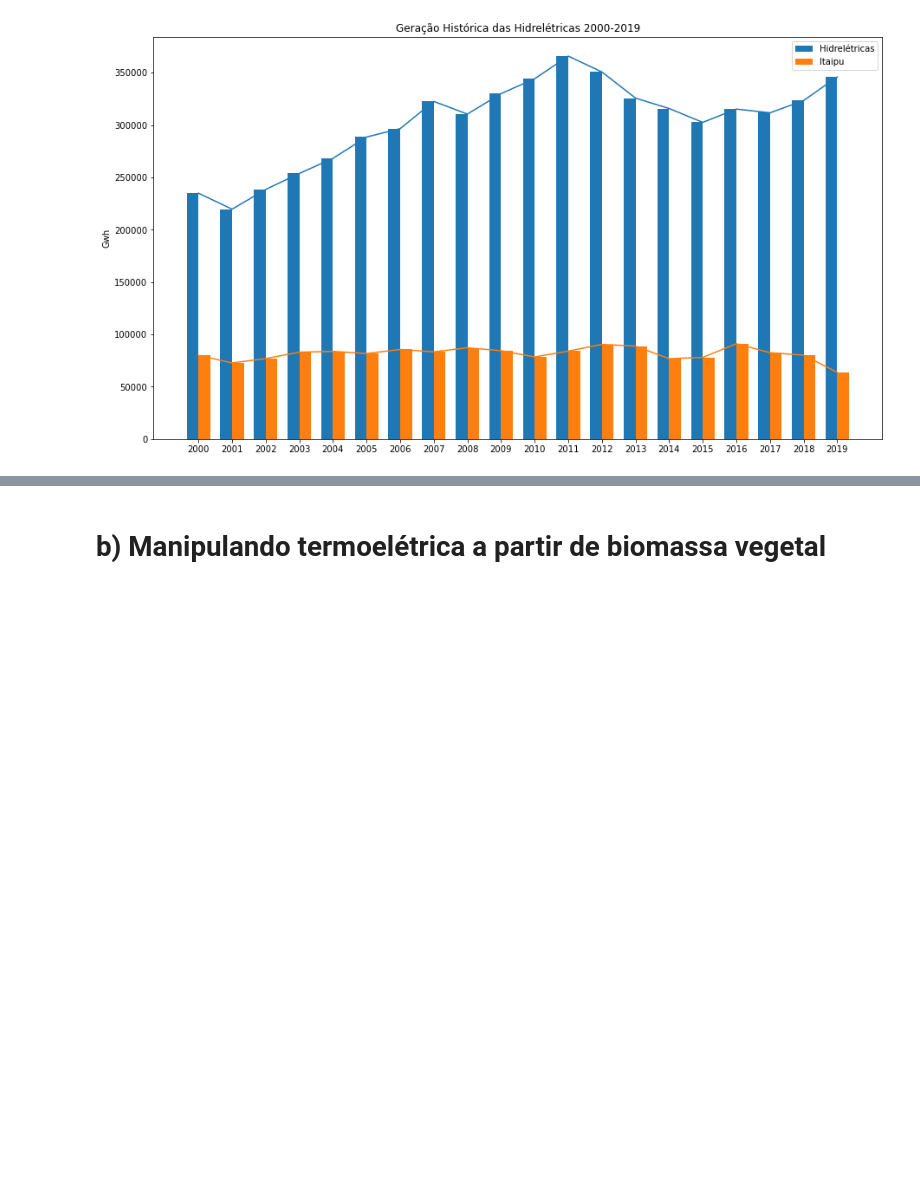
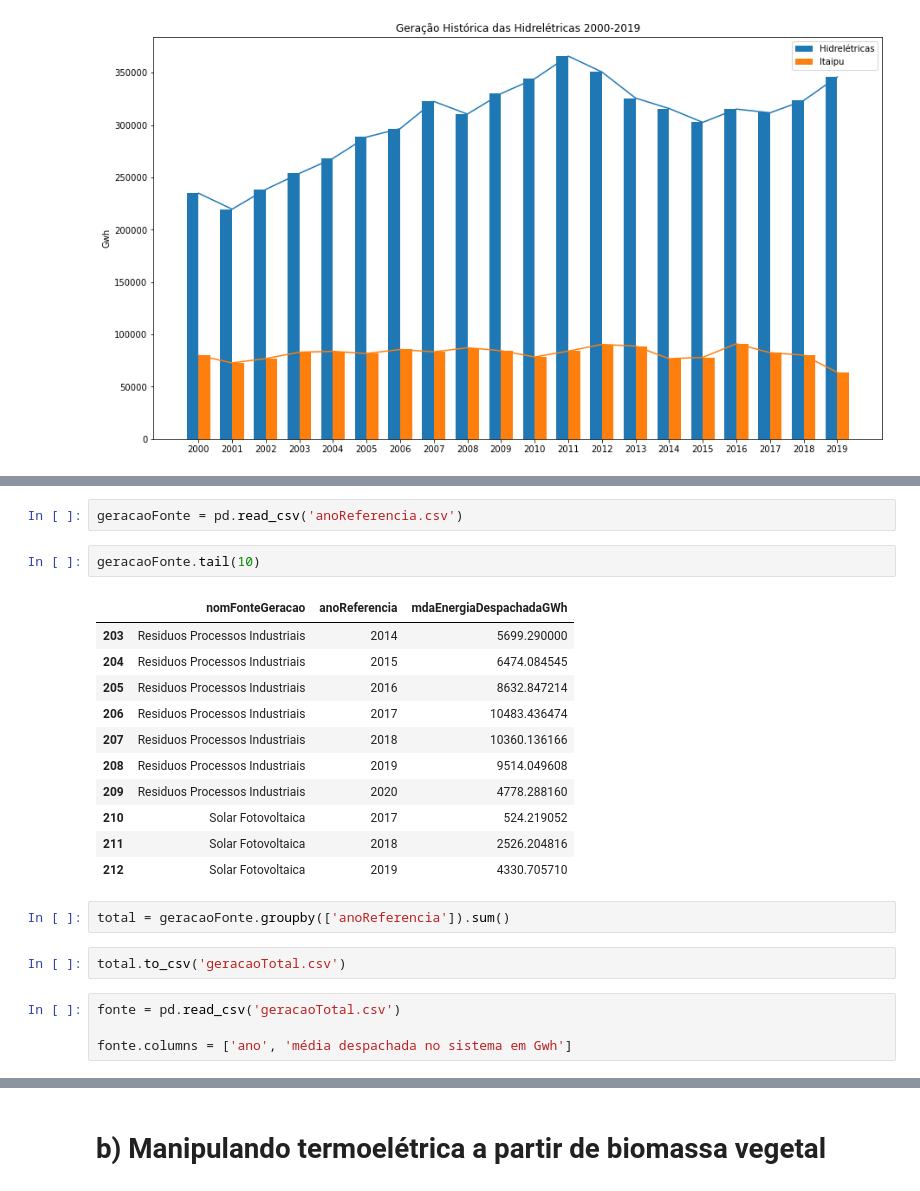
Before and after one commit to eduardo22santos/pandas_matplotlib, a Jupyter notebook: questao1.ipynb, the cells around one changed output, grey strips where cells are left out. Saved outputs shown, nothing was run; the diff lists cells and outputs as text; blank space fills up the shorter version.

```diff
--- a/questao1.ipynb
+++ b/questao1.ipynb
@@ -66,0 +126,24 @@ plt.show()
+# %%
+geracaoFonte = pd.read_csv('anoReferencia.csv')
+# %%
+geracaoFonte.tail(10)
+# %% [output]
+|  | nomFonteGeracao | anoReferencia | mdaEnergiaDespachadaGWh |
+| 203 | Residuos Processos Industriais | 2014 | 5699.290000 |
+| 204 | Residuos Processos Industriais | 2015 | 6474.084545 |
+| 205 | Residuos Processos Industriais | 2016 | 8632.847214 |
+| 206 | Residuos Processos Industriais | 2017 | 10483.436474 |
+| 207 | Residuos Processos Industriais | 2018 | 10360.136166 |
+| 208 | Residuos Processos Industriais | 2019 | 9514.049608 |
+| 209 | Residuos Processos Industriais | 2020 | 4778.288160 |
+| 210 | Solar Fotovoltaica | 2017 | 524.219052 |
+| 211 | Solar Fotovoltaica | 2018 | 2526.204816 |
+| 212 | Solar Fotovoltaica | 2019 | 4330.705710 |
+# %%
+total = geracaoFonte.groupby(['anoReferencia']).sum()
+# %%
+total.to_csv('geracaoTotal.csv')
+# %%
+fonte = pd.read_csv('geracaoTotal.csv')
+
+fonte.columns = ['ano', 'média despachada no sistema em Gwh']
```
Also changed, not shown: parts of 10 cells of this notebook, 26 other files.
